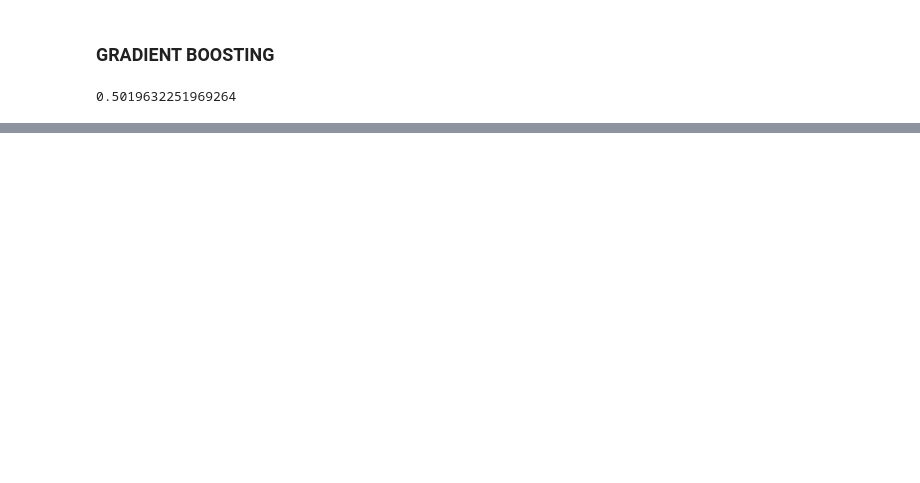
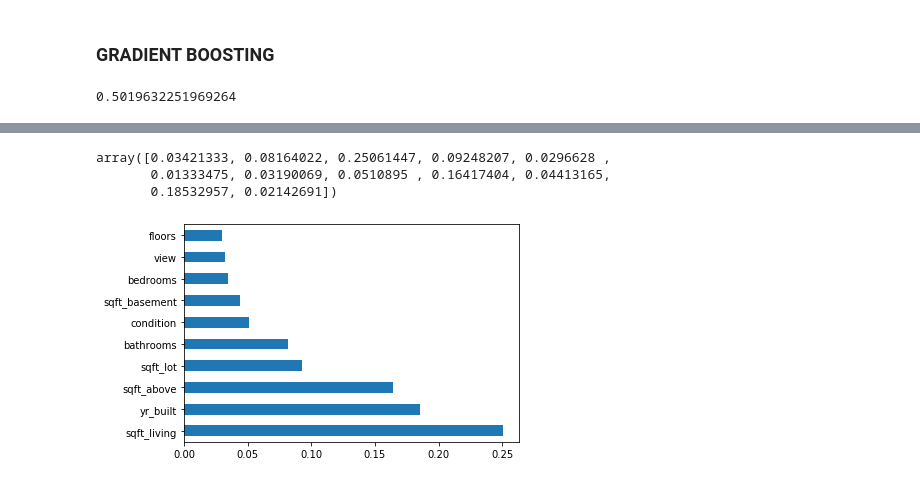
Before and after one commit to mehmath38/Machine-Learning-House-Price, a Jupyter notebook: MachineLearning- House Price Predictions.ipynb, the cells around one changed output, grey strips where cells are left out. Cells and saved outputs as stored; diff of their text form; code cells hidden in the pictures; blank space fills up the shorter version.

```diff
--- a/MachineLearning- House Price Predictions.ipynb
+++ b/MachineLearning- House Price Predictions.ipynb
@@ -147,0 +219,4 @@ r2_score(y_test,y_pred)
+# %%
+from sklearn.ensemble import ExtraTreesRegressor
+model = ExtraTreesRegressor(n_estimators=100)
+model.fit(X,y)
@@ -147,0 +231,12 @@ r2_score(y_test,y_pred)
+# %%
+model.feature_importances_
+# %% [output]
+array([0.03421333, 0.08164022, 0.25061447, 0.09248207, 0.0296628 ,
+       0.01333475, 0.03190069, 0.0510895 , 0.16417404, 0.04413165,
+       0.18532957, 0.02142691])
+# %%
+feat_importances = pd.Series(model.feature_importances_,index = X.columns)
+feat_importances.nlargest(10).plot(kind='barh')
+plt.show()
+# %% [output]
+[figure, added]
```
Also changed, not shown: parts of 43 cells of this notebook.
